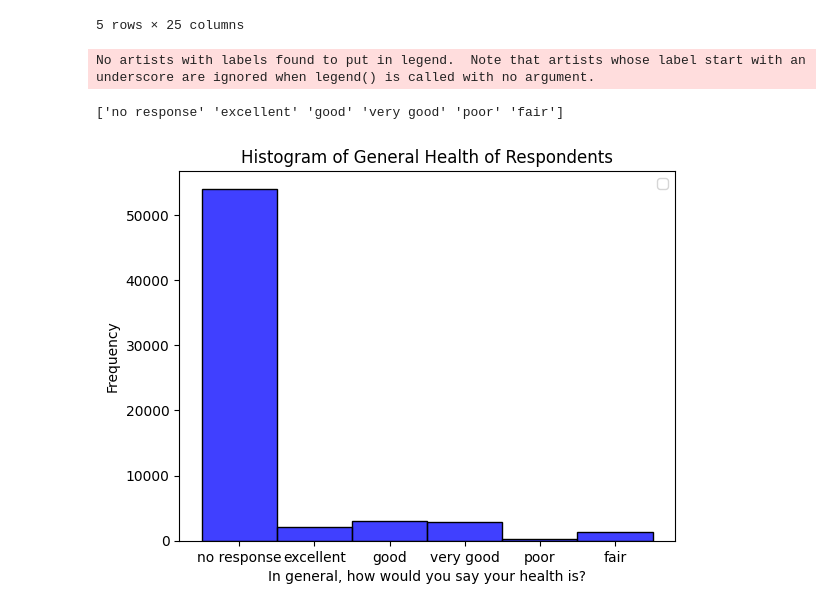
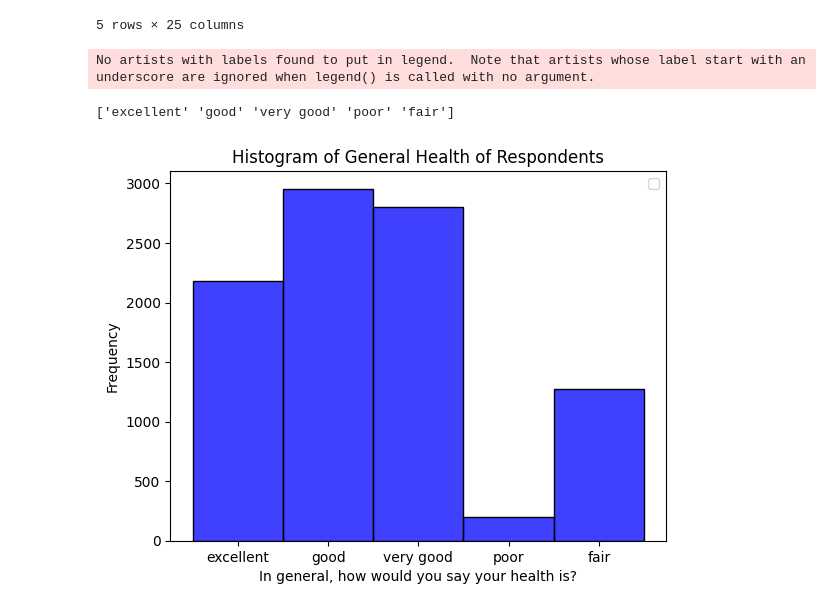
Before and after one commit to DS3001/group8, a Jupyter notebook: Untitled-1.ipynb, the cells around one changed output. Saved outputs shown, nothing was run; the diff lists cells and outputs as text; code cells hidden in the pictures.

Commit message:
modified histogram

```diff
--- a/Untitled-1.ipynb
+++ b/Untitled-1.ipynb
@@ -1137,17 +1154,22 @@ df.head()
 # %%
 import seaborn as sns
 import matplotlib.pyplot as plt
+import pandas as pd
+
 # Make histograms for GeneralHealth
 var = 'GeneralHealth'
+new_df = df
+new_df = new_df[new_df['GeneralHealth'] != 'no response']
+
 # Generate histogram
-sns.histplot(data['GeneralHealth'], kde=False, color='blue', bins=30)
-print(data['GeneralHealth'].unique())
+sns.histplot(new_df[var], kde=False, color='blue', bins=30)
+print(new_df[var].unique())
 plt.legend()
 plt.xlabel('In general, how would you say your health is?')
 plt.ylabel('Frequency')
 plt.title('Histogram of General Health of Respondents')
 plt.show()
 # %% [output]
 No artists with labels found to put in legend.  Note that artists whose label start with an underscore are ignored when legend() is called with no argument.
-['no response' 'excellent' 'good' 'very good' 'poor' 'fair']
+['excellent' 'good' 'very good' 'poor' 'fair']
-[figure, old version]
+[figure, new version]
```
Also changed, not shown: parts of 25 cells of this notebook.
